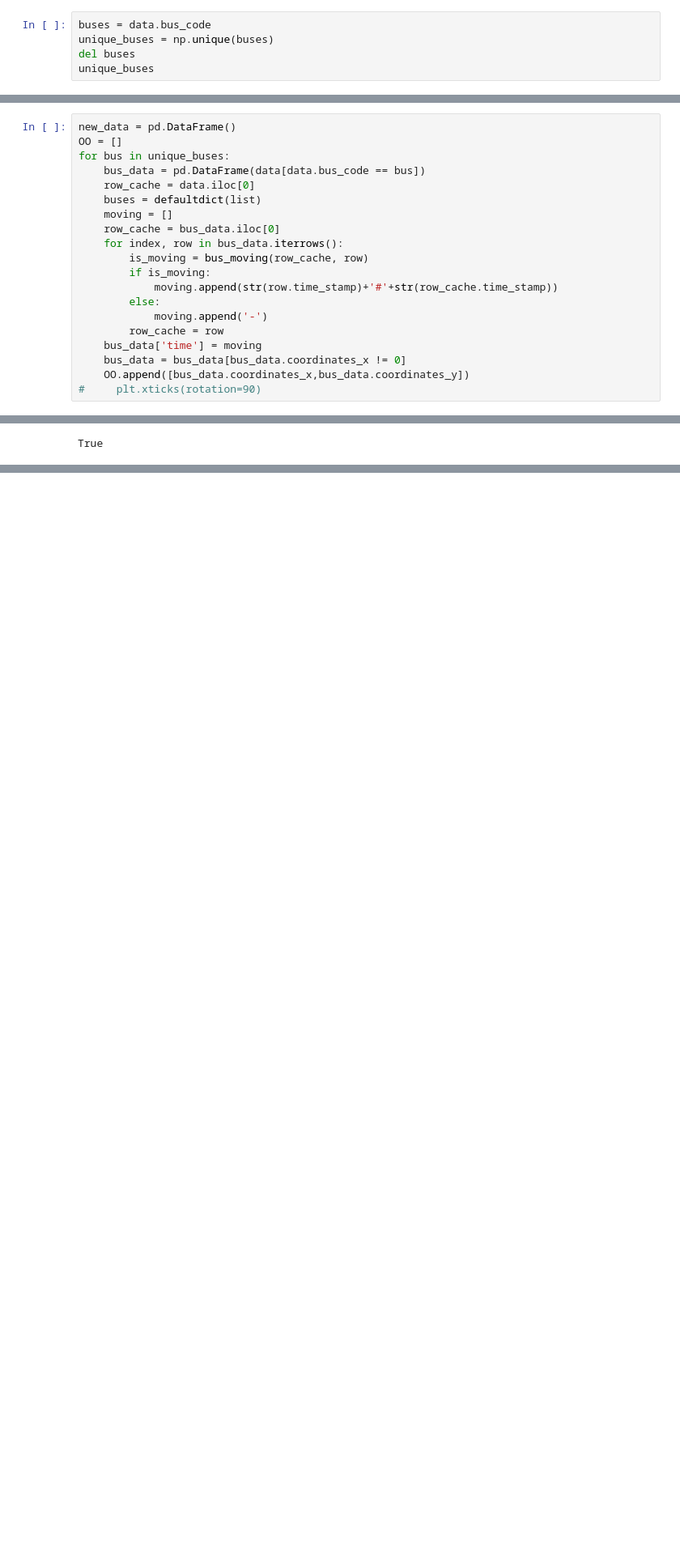
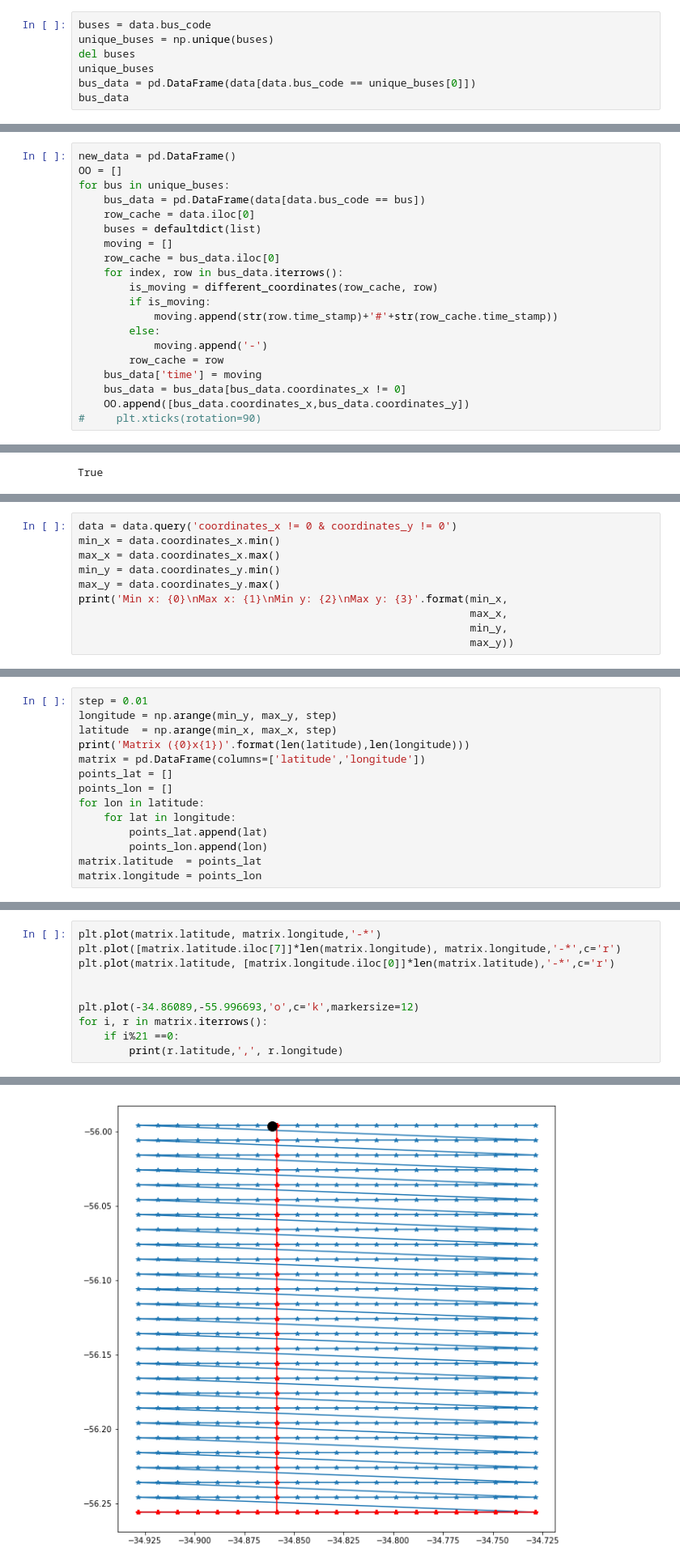
Before and after one commit to Mazzanicolas/Desafio-TEA, a Jupyter notebook: notebooks/TEA-atributos.ipynb, the cells around one changed output, grey strips where cells are left out. Shown at 81% size. Cells and saved outputs as stored; diff of their text form; blank space fills up the shorter version.

```diff
--- a/notebooks/TEA-atributos.ipynb
+++ b/notebooks/TEA-atributos.ipynb
@@ -50,4 +50,6 @@ buses = data.bus_code
 unique_buses = np.unique(buses)
 del buses
 unique_buses
+bus_data = pd.DataFrame(data[data.bus_code == unique_buses[0]])
+bus_data
 # %% [output]
@@ -94,7 +98,7 @@ for bus in unique_buses:
     moving = []
     row_cache = bus_data.iloc[0]
     for index, row in bus_data.iterrows():
-        is_moving = bus_moving(row_cache, row)
+        is_moving = different_coordinates(row_cache, row)
         if is_moving:
             moving.append(str(row.time_stamp)+'#'+str(row_cache.time_stamp))
         else:
@@ -195,0 +210,10 @@ data.head(50)
+# %%
+data = data.query('coordinates_x != 0 & coordinates_y != 0')
+min_x = data.coordinates_x.min()
+max_x = data.coordinates_x.max()
+min_y = data.coordinates_y.min()
+max_y = data.coordinates_y.max()
+print('Min x: {0}\nMax x: {1}\nMin y: {2}\nMax y: {3}'.format(min_x,
+                                                              max_x,
+                                                              min_y,
+                                                              max_y))
@@ -195,0 +225,14 @@ data.head(50)
+# %%
+step = 0.01
+longitude = np.arange(min_y, max_y, step)
+latitude  = np.arange(min_x, max_x, step)
+print('Matrix ({0}x{1})'.format(len(latitude),len(longitude)))
+matrix = pd.DataFrame(columns=['latitude','longitude'])
+points_lat = []
+points_lon = []
+for lon in latitude:
+    for lat in longitude:
+        points_lat.append(lat)
+        points_lon.append(lon)
+matrix.latitude  = points_lat
+matrix.longitude = points_lon
@@ -195,0 +241,11 @@ data.head(50)
+# %%
+plt.plot(matrix.latitude, matrix.longitude,'-*')
+plt.plot([matrix.latitude.iloc[7]]*len(matrix.longitude), matrix.longitude,'-*',c='r')
+plt.plot(matrix.latitude, [matrix.longitude.iloc[0]]*len(matrix.latitude),'-*',c='r')
+
+
+plt.plot(-34.86089,-55.996693,'o',c='k',markersize=12)
+for i, r in matrix.iterrows():
+    if i%21 ==0:
+        print(r.latitude,',', r.longitude)
+# %% [output]
@@ -195,0 +269 @@ data.head(50)
+[figure, added]
```
Also changed, not shown: parts of 17 cells of this notebook, 1 other file.
